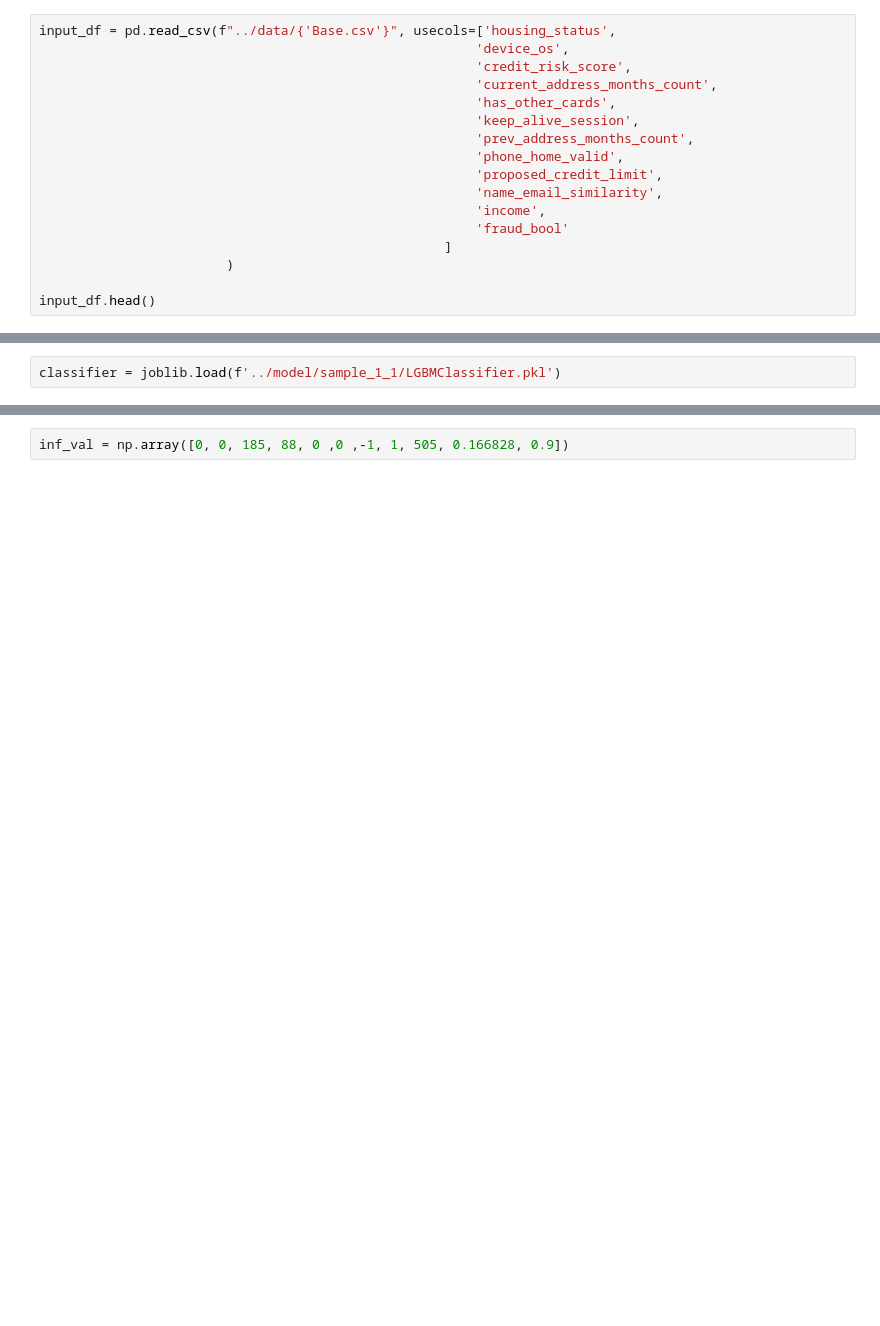
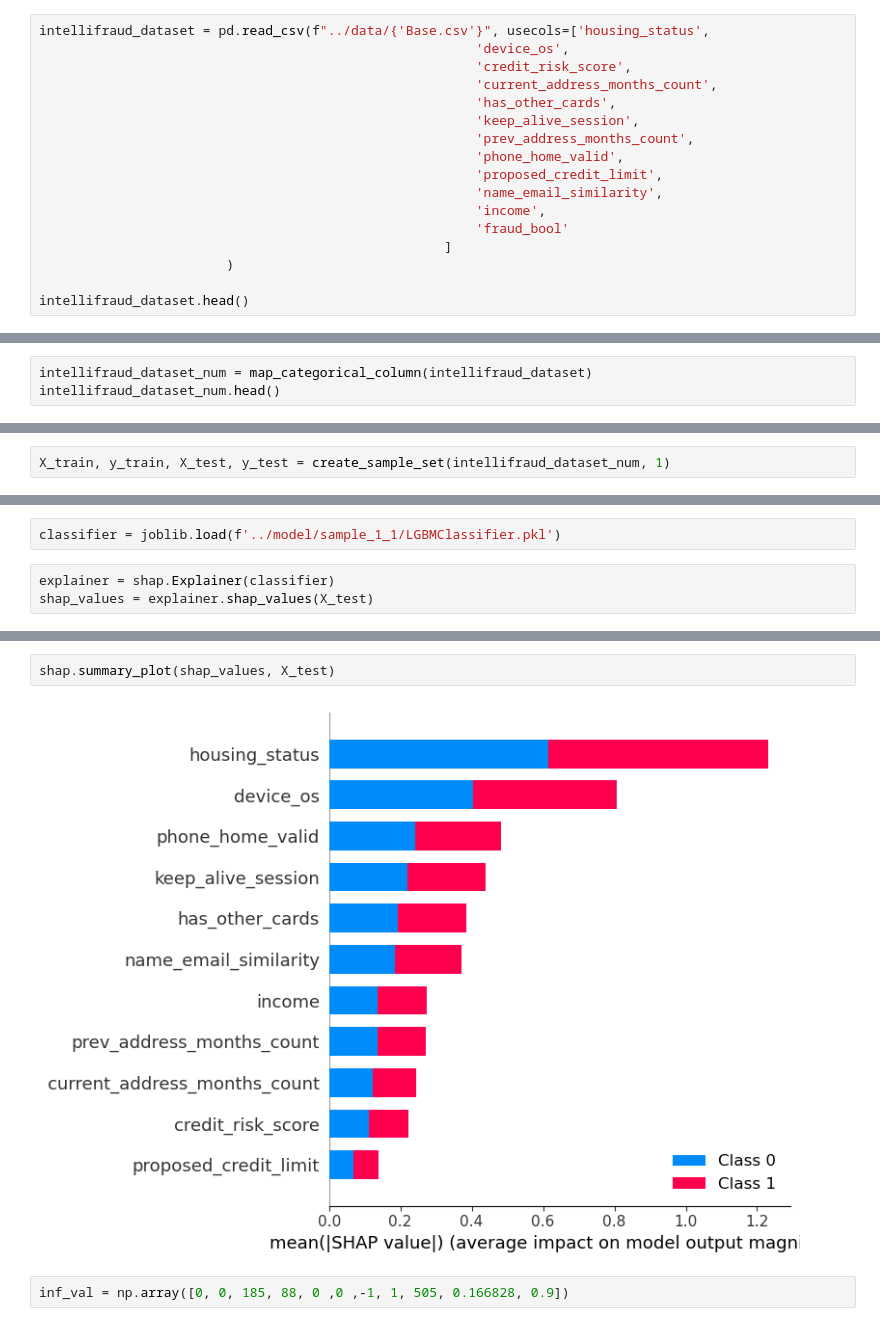
Before and after one commit to jbanerje/-dva_cse6242_intellifraud, a Jupyter notebook: notebooks/inference_sample.ipynb, the cells around one changed output, grey strips where cells are left out. Cells and saved outputs as stored; diff of their text form; blank space fills up the shorter version.

Commit message:
Intellifraud Code Update

```diff
--- a/notebooks/inference_sample.ipynb
+++ b/notebooks/inference_sample.ipynb
@@ -11,5 +66,5 @@ file_list = ['Base.csv', 'variant_1.csv', 'variant_2.csv', 'variant_3.csv', 'var
 # %%
-input_df = pd.read_csv(f"../data/{'Base.csv'}", usecols=['housing_status',
+intellifraud_dataset = pd.read_csv(f"../data/{'Base.csv'}", usecols=['housing_status',
                                                         'device_os',
                                                         'credit_risk_score',
                                                         'current_address_months_count',
@@ -24,7 +79,7 @@ input_df = pd.read_csv(f"../data/{'Base.csv'}", usecols=['housing_status',
                                                     ]
                         )
 
-input_df.head()
+intellifraud_dataset.head()
 # %% [output]
 |  | fraud_bool | income | name_email_similarity | prev_address_months_count | current_address_months_count | ... |
 | 0 | 1 | 0.9 | 0.166828 | -1 | 88 | ... |
@@ -38,3 +93,6 @@ input_df['fraud_bool'].value_counts()
 0    988971
 1     11029
 Name: fraud_bool, dtype: int64
+# %%
+intellifraud_dataset_num = map_categorical_column(intellifraud_dataset)
+intellifraud_dataset_num.head()
@@ -40,0 +106,2 @@ Name: fraud_bool, dtype: int64
+# %%
+X_train, y_train, X_test, y_test = create_sample_set(intellifraud_dataset_num, 1)
@@ -41,2 +119,5 @@ Name: fraud_bool, dtype: int64
 # %%
 classifier = joblib.load(f'../model/sample_1_1/LGBMClassifier.pkl')
+# %%
+explainer = shap.Explainer(classifier)
+shap_values = explainer.shap_values(X_test)
@@ -43,2 +128,6 @@ classifier = joblib.load(f'../model/sample_1_1/LGBMClassifier.pkl')
+# %%
+shap.summary_plot(shap_values, X_test)
+# %% [output]
+[figure, added]
 # %%
 inf_val = np.array([0, 0, 185, 88, 0 ,0 ,-1, 1, 505, 0.166828, 0.9])
```
Also changed, not shown: parts of 15 cells of this notebook, 1 other file.
